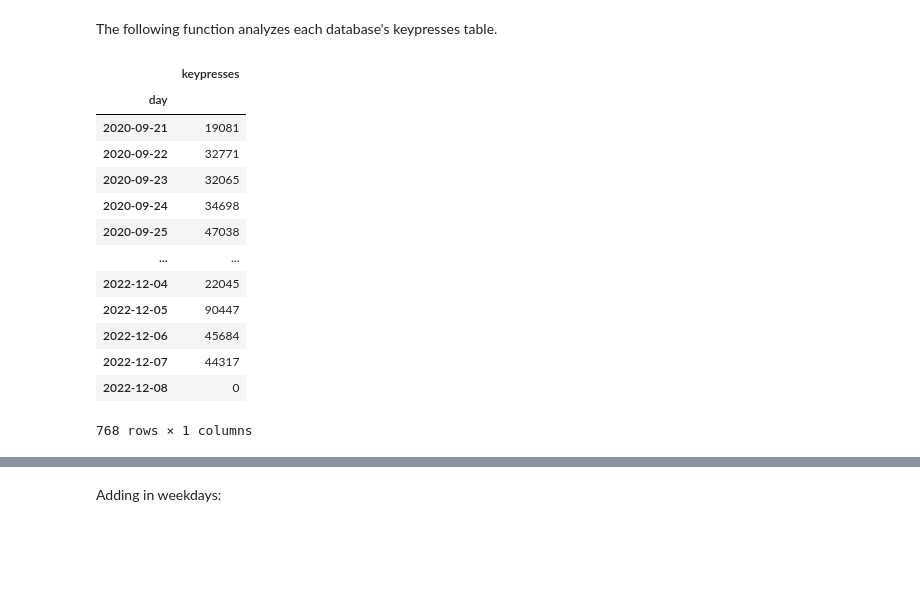
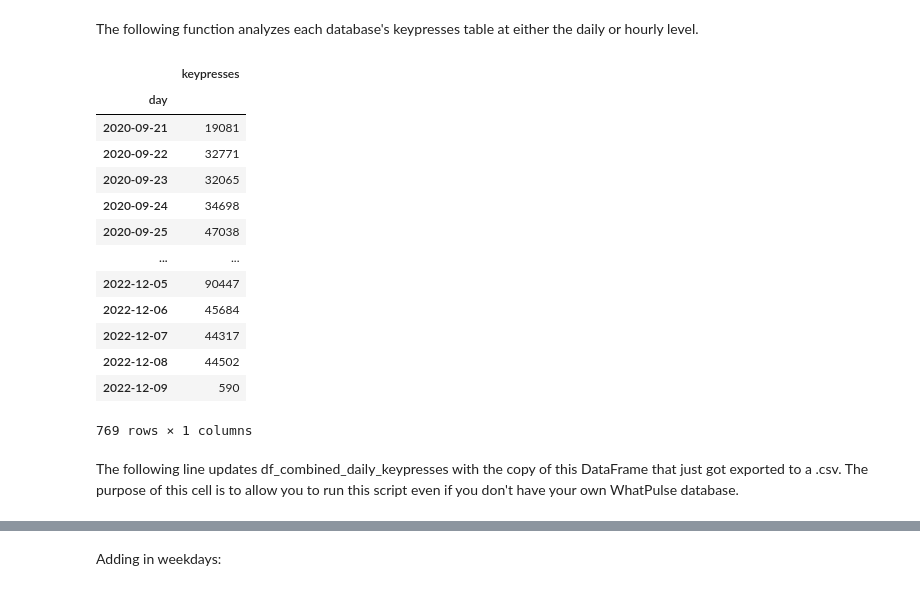
Before and after one commit to kburchfiel/fitbit_steps_and_whatpulse_keypresses_comparison, a Jupyter notebook: whatpulse_viewer_v2.ipynb, the cells around one changed output, grey strips where cells are left out. Saved outputs shown, nothing was run; the diff lists cells and outputs as text; code cells hidden in the pictures; blank space fills up the shorter version.

```diff
--- a/whatpulse_viewer_v2.ipynb
+++ b/whatpulse_viewer_v2.ipynb
@@ -33,2 +46,2 @@ database_paths_list = [r'C:\Users\kburc\AppData\Local\whatpulse\whatpulse.db', r
 # %% [markdown]
-The following function analyzes each database's keypresses table.
+The following function analyzes each database's keypresses table at either the daily or hourly level.
@@ -65,27 +48,61 @@ def generate_hourly_keypress_totals(database_path):
+# %%
+def generate_keypress_totals(database_path, level = 'daily'):
+    '''The level argument can be 'daily', in which case the DataFrame
+    returned by the function will show daily keypress totals, or 'hourly',
+    which will preserve the hourly keypress totals in the original database.'''
+    file_name = database_path.split('\\')[-1]
+    sqlalchemy_sqlite_engine = sqlalchemy.create_engine(
+        'sqlite:///'+database_path) # Based on https://docs.sqlalchemy.org/en/13/dialects/sqlite.html#connect-strings
+    sqlalchemy_connection = sqlalchemy_sqlite_engine.connect()
+    df_keypresses = pd.read_sql("select * from keypresses",
+    con = sqlalchemy_sqlite_engine) # Simply reads all of the data from this
+    # table into a Pandas DataFrame
+    df_keypresses = df_keypresses.query("day != '0000-00-00'").copy() # Removes
+    # this blank date value from the database if it happens to be there
+    if level == 'daily':
+        df_keypresses = df_keypresses.pivot_table(
+            index = 'day', values = 'count', aggfunc = 'sum')
+        df_keypresses.sort_values('day', inplace = True)
+    elif level == 'hourly': # The original data is already displayed
+        # at the hourly level, so there's no need for a pivot_table() call.
+        df_keypresses.sort_values(['day', 'hour'], inplace = True)
+    else:
+        raise ValueError("Unrecognized level argument passed to function.")
+    df_keypresses.rename(columns={'count':'keypresses'},inplace=True)
+    # The above line groups the hourly rows in the DataFrame into daily rows.
+    return df_keypresses
 # %%
 keypress_databases_list = []
 
 for path in database_paths_list:
-    keypress_databases_list.append(generate_daily_keypress_totals(path))
+    keypress_databases_list.append(generate_keypress_totals(path, level = 'daily'))
 
 df_combined_daily_keypresses = pd.concat([keypress_databases_list[i] for i in range(len(keypress_databases_list))])
 df_combined_daily_keypresses.sort_index(inplace=True)
-df_combined_daily_keypresses = df_combined_daily_keypresses.groupby('day').sum() # This gets rid of the 'source' column, but that's OK, since this line is necessary to adjust for days where multiple computers were used.
+
+# At this point, my copy of df_combined_daily_keypresses has multiple
+# entries for a few days in which I logged keys on both computers.
+# Therefore, the following line groups these entries into a single row
+# for each date.
+df_combined_daily_keypresses = df_combined_daily_keypresses.reset_index().pivot_table(index = 'day', values = 'keypresses', aggfunc = 'sum')
 df_combined_daily_keypresses.index = pd.to_datetime(df_combined_daily_keypresses.index)
-# print(len(df_combined_daily_keypresses))
+
+df_combined_daily_keypresses.to_csv('data/df_combined_daily_keypresses.csv')
 df_combined_daily_keypresses
 # %% [output]
 |  | keypresses |
 | day |  |
 | 2020-09-21 | 19081 |
 | 2020-09-22 | 32771 |
 | 2020-09-23 | 32065 |
 | 2020-09-24 | 34698 |
 | 2020-09-25 | 47038 |
 | ... | ... |
-| 2022-12-04 | 22045 |
 | 2022-12-05 | 90447 |
 | 2022-12-06 | 45684 |
 | 2022-12-07 | 44317 |
-| 2022-12-08 | 0 |
+| 2022-12-08 | 44502 |
+| 2022-12-09 | 590 |
-768 rows × 1 columns
+769 rows × 1 columns
+# %% [markdown]
+The following line updates df_combined_daily_keypresses with the copy of this DataFrame that just got exported to a .csv. The purpose of this cell is to allow you to run this script even if you don't have your own WhatPulse database.
```
Also changed, not shown: parts of 46 cells of this notebook, 12 other files.
